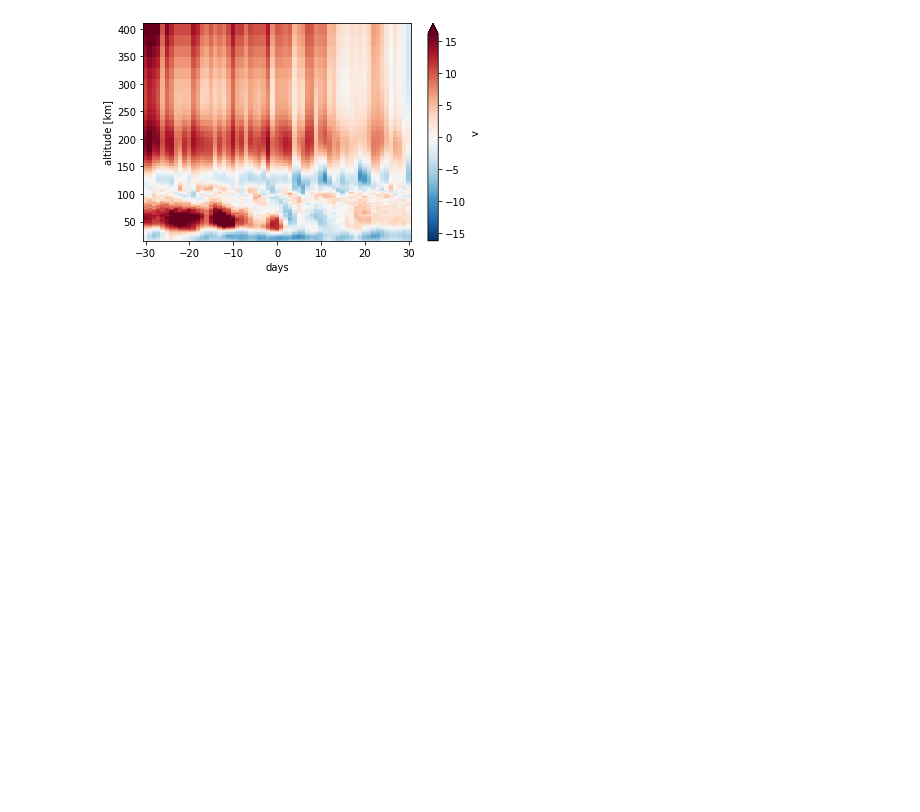
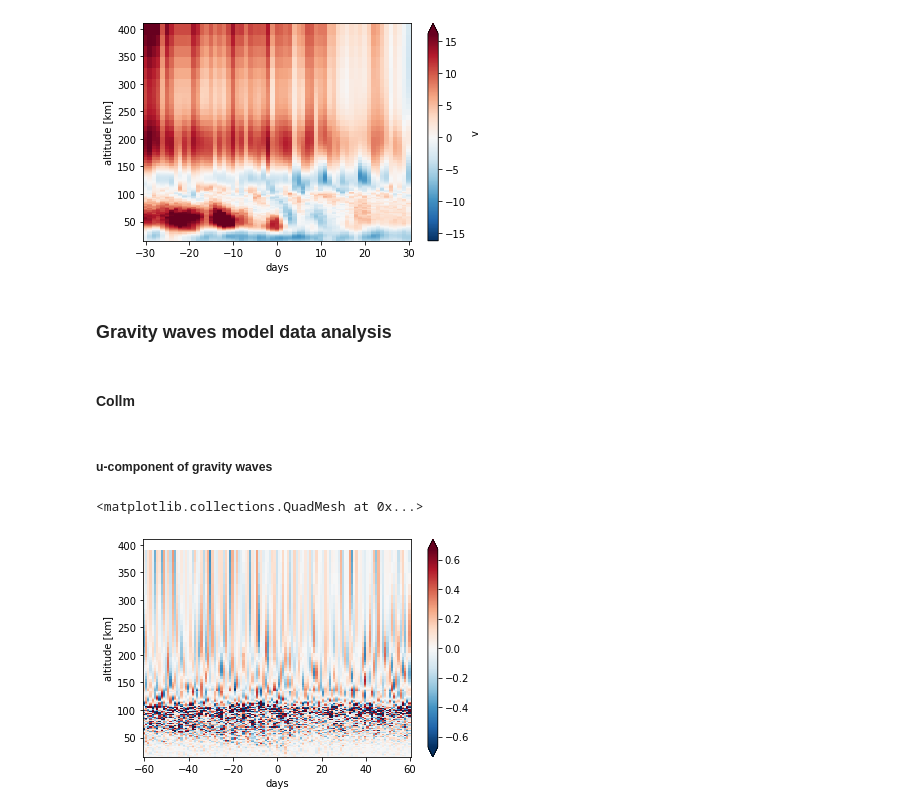
Before and after one commit to VACILT/SSW_project, a Jupyter notebook: meteorological conditions during ssw events.ipynb, the cells around one changed output. Cells and saved outputs as stored; diff of their text form; code cells hidden in the pictures; blank space fills up the shorter version.

Commit message:
added gravity waves model analysises for all stations

```diff
--- a/meteorological conditions during ssw events.ipynb
+++ b/meteorological conditions during ssw events.ipynb
@@ -63,6 +63,10 @@ def grav_waves(wind_component,loc): # Beides muss schon als String reingegeben w
     ds = read_group('wind',loc)
     gw = read_var(ds,wind_component) - read_var(ds,wind_component+'_fil')
     return gw
+# %%
+def grav_waves_gaia(wind_component,loc_array): # Windkomponente muss schon als String reingegeben werden!
+    gw = read_var(loc_array,wind_component) - read_var(loc_array,wind_component+'_fil')
+    return gw
 # %%
 def kin_energy_grav_waves(loc):
     kin_energy = 0.5*((grav_waves('u',loc))**2 + (grav_waves('v',loc))**2)
@@ -783,11 +791,11 @@ def read_gaia_group(gruppe,loc):
 # %% [markdown]
 #### Collm
 # %%
-ds_col = read_gaia_group('GAIA','Col')
-print(ds_col)
+ds_col_gaia = read_gaia_group('GAIA','Col')
+print(ds_col_gaia)
 
-u_col_gaia = read_var(ds_col,'u')
-v_col_gaia = read_var(ds_col,'v')
+u_col_gaia = read_var(ds_col_gaia,'u')
+v_col_gaia = read_var(ds_col_gaia,'v')
 
 u_col_gaia_anomalie = anomalie('hour',u_col_gaia)
 # u_col_anomalie.plot(x='time',robust=True)
@@ -1029,3 +1037,31 @@ sea_v_kir_gaia_anomalie.plot(x='days',robust=True)
 # %% [output]
 <matplotlib.collections.QuadMesh at 0x...>
 [figure]
+# %% [markdown]
+### Gravity waves model data analysis
+# %% [markdown]
+#### Collm
+# %%
+gw_u_col_gaia = grav_waves_gaia('u',ds_col_gaia)
+gw_v_col_gaia = grav_waves_gaia('v',ds_col_gaia)
+gw_total_energy_col_gaia = kin_energy_grav_waves_gaia(ds_col_gaia)
+
+sea_gw_u_col_gaia = sea(60,'Col',gw_u_col_gaia)
+sea_gw_v_col_gaia = sea(60,'Col',gw_v_col_gaia)
+sea_gw_total_energy_col_gaia = sea(60,'Col',gw_total_energy_col_gaia)
+
+
+gw_total_energy_col_gaia_anomalie = anomalie('day',gw_total_energy_col_gaia)
+gw_u_col_gaia_anomalie = anomalie('day',gw_u_col_gaia)
+gw_v_col_gaia_anomalie = anomalie('day',gw_v_col_gaia)
+
+sea_gw_total_energy_col_gaia_anomalie = sea(60,'Col',gw_total_energy_col_gaia_anomalie)
+sea_gw_u_col_gaia_anomalie = sea(60,'Col',gw_u_col_gaia_anomalie)
+sea_gw_v_col_gaia_anomalie = sea(60,'Col',gw_v_col_gaia_anomalie)
+# %% [markdown]
+##### u-component of gravity waves
+# %%
+sea_gw_u_col_gaia.plot(x='days',robust=True)
+# %% [output]
+<matplotlib.collections.QuadMesh at 0x...>
+[figure, added]
```
Also changed, not shown: parts of 72 cells of this notebook.
